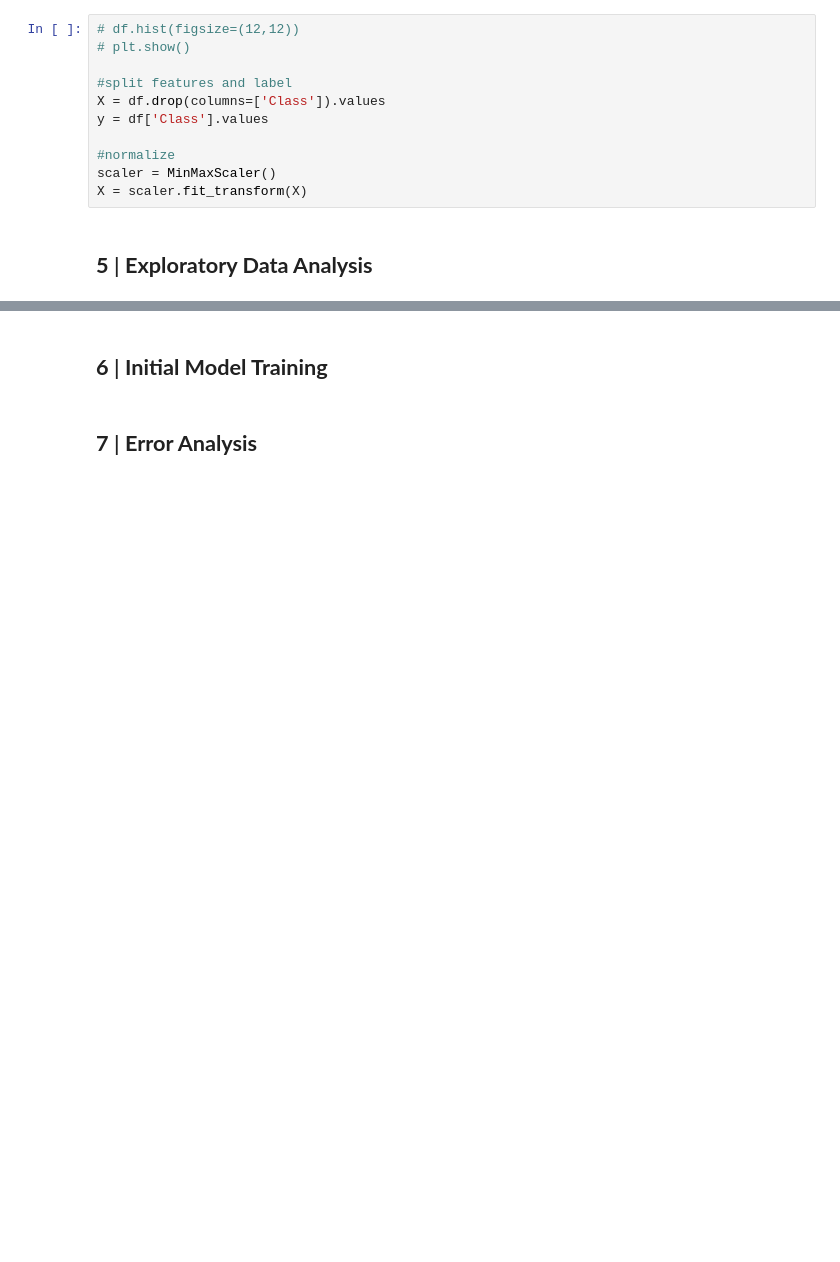
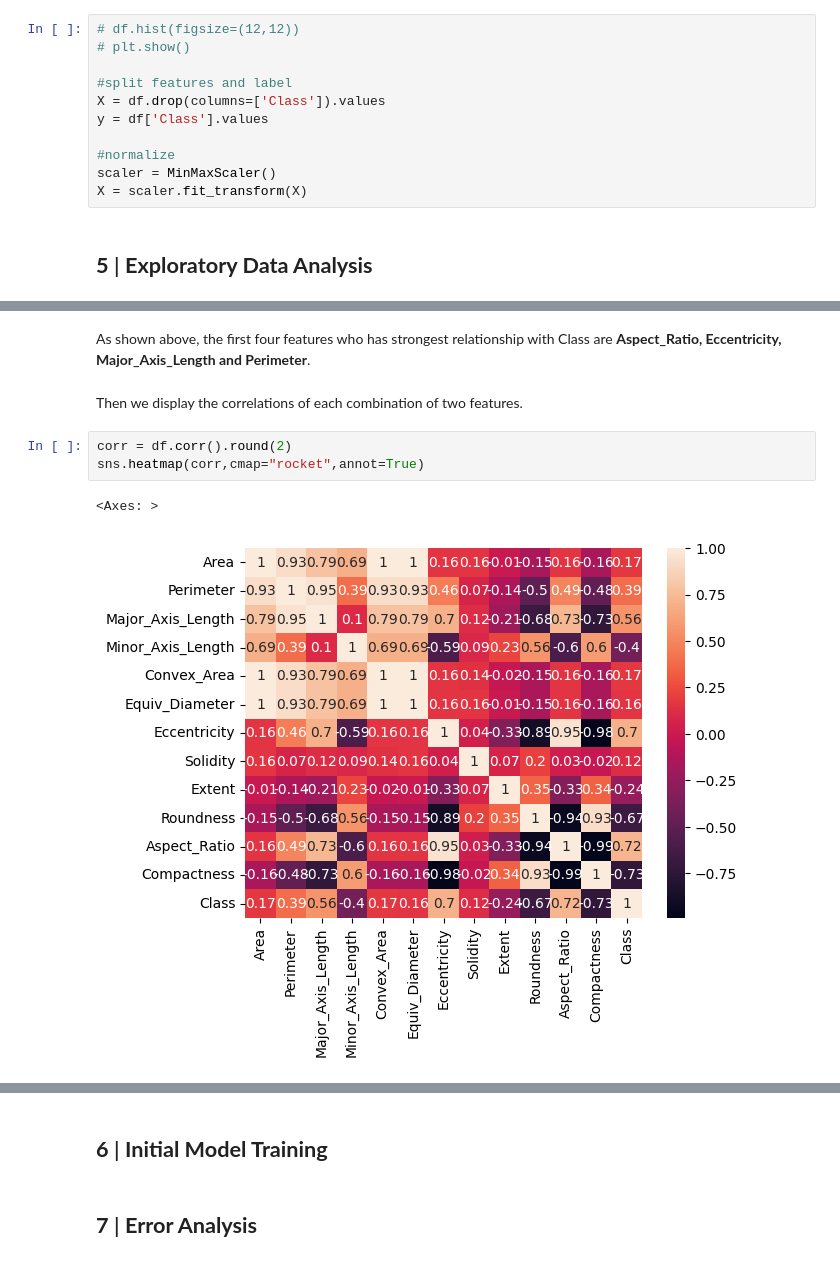
Before and after one commit to stinson122/stintsy_pumpkin, a Jupyter notebook: STINTSY_MLProject_PumpkinSeeds.ipynb, the cells around one changed output, grey strips where cells are left out. Cells and saved outputs as stored; diff of their text form; blank space fills up the shorter version.

```diff
--- a/STINTSY_MLProject_PumpkinSeeds.ipynb
+++ b/STINTSY_MLProject_PumpkinSeeds.ipynb
@@ -146,0 +169,10 @@ X = scaler.fit_transform(X)
+# %% [markdown]
+As shown above, the first four features who has strongest relationship with Class are <b>Aspect_Ratio, Eccentricity, Major_Axis_Length and Perimeter</b>.
+# %% [markdown]
+Then we display the correlations of each combination of two features.
+# %%
+corr = df.corr().round(2)
+sns.heatmap(corr,cmap="rocket",annot=True)
+# %% [output]
+<Axes: >
+[figure, added]
```
Also changed, not shown: parts of 16 cells of this notebook.
